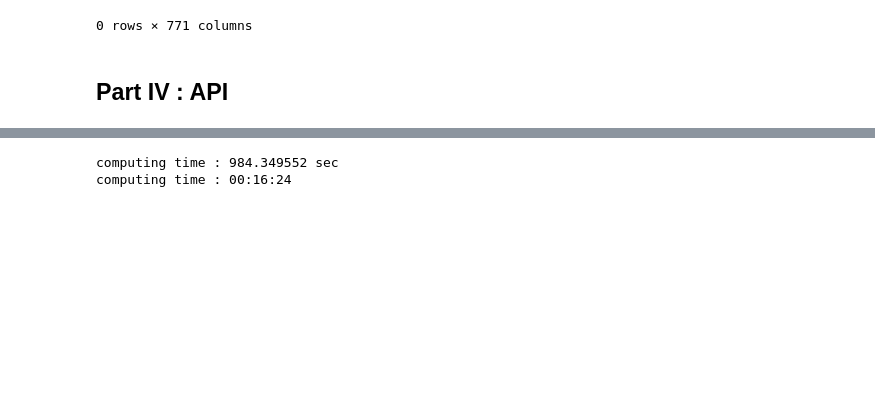
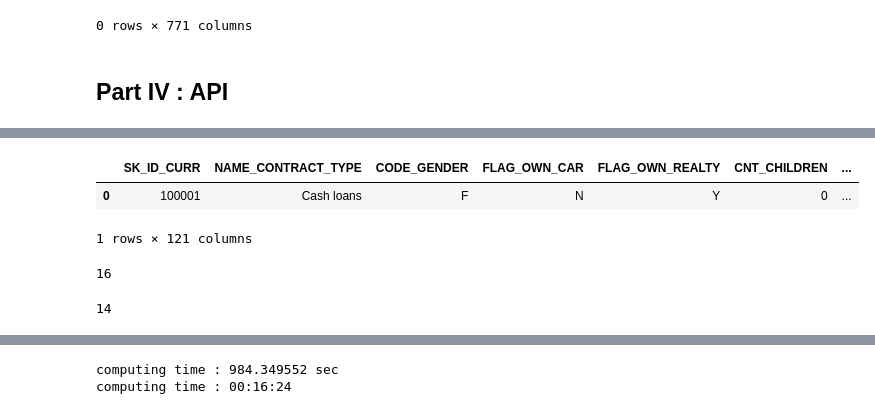
Before and after one commit to oumeima-elgharbi/P7_Data_Science_OpenClassrooms, a Jupyter notebook: P7_03_prediction.ipynb, the cells around one changed output, grey strips where cells are left out. Drawn from its saved outputs; the diff is of its cells as text; code cells hidden in the pictures; blank space fills up the shorter version.

```diff
--- a/P7_03_prediction.ipynb
+++ b/P7_03_prediction.ipynb
@@ -303,0 +361,6 @@ HOST = 'http://127.0.0.1:8000'
+# %%
+one_query
+# %% [output]
+|  | SK_ID_CURR | NAME_CONTRACT_TYPE | CODE_GENDER | FLAG_OWN_CAR | FLAG_OWN_REALTY | CNT_CHILDREN | ... |
+| 0 | 100001 | Cash loans | F | N | Y | 0 | ... |
+1 rows × 121 columns
@@ -303,0 +369,4 @@ HOST = 'http://127.0.0.1:8000'
+# %%
+len(categorical_columns)
+# %% [output]
+16
@@ -303,0 +375,4 @@ HOST = 'http://127.0.0.1:8000'
+# %%
+len(cat_columns)
+# %% [output]
+14
```
Also changed, not shown: parts of 14 cells of this notebook, 2 other files.
